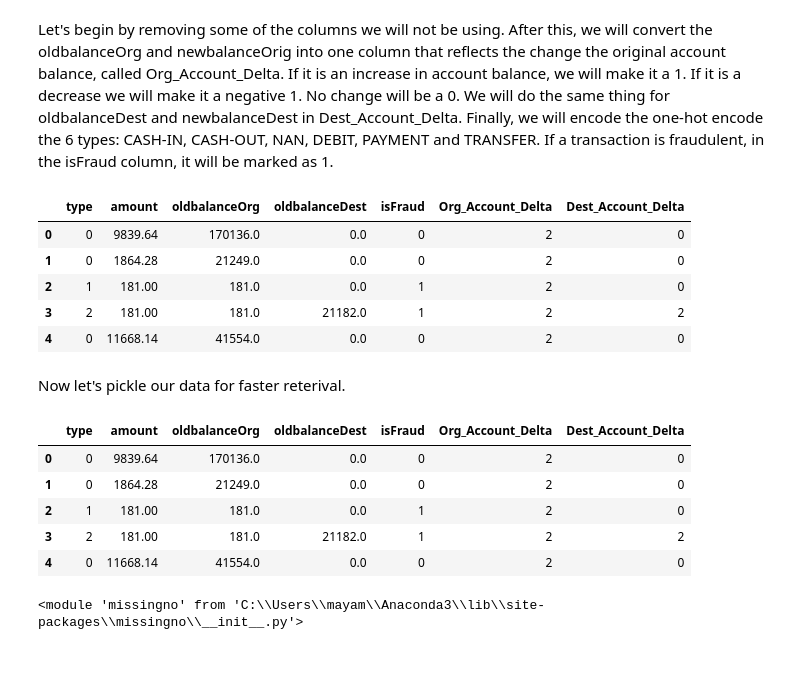
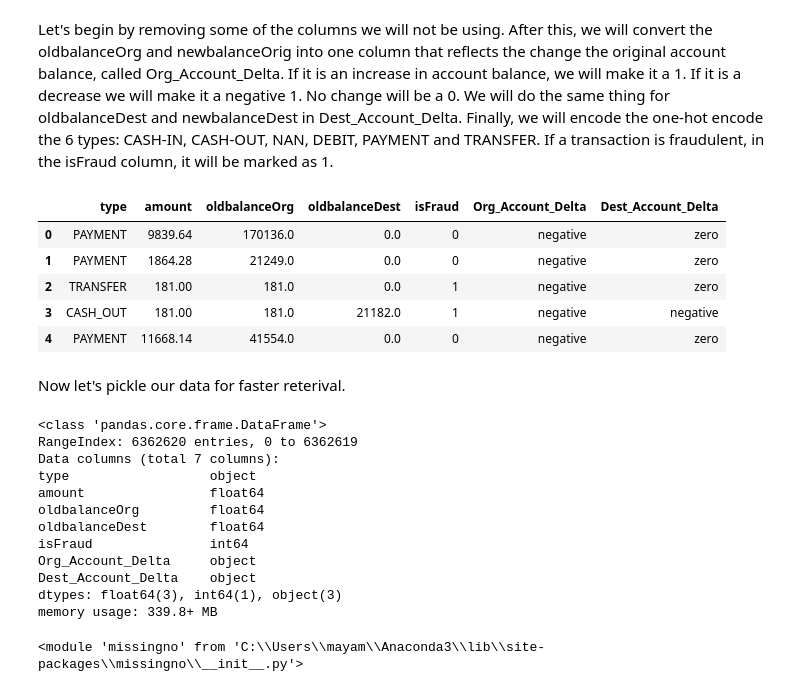
Before and after one commit to michaelcwatts123/JLab, a Jupyter notebook: Lab5/Lab5.ipynb, the cells around one changed output. Cells and saved outputs as stored; diff of their text form; code cells hidden in the pictures; blank space fills up the shorter version.

```diff
--- a/Lab5/Lab5.ipynb
+++ b/Lab5/Lab5.ipynb
@@ -55,36 +55,34 @@ Let's begin by removing some of the columns we will not be using. After this, we
 # %%
 finData.drop(columns=['step', 'nameOrig', 'nameDest', 'isFlaggedFraud'], inplace=True)
 def calcChange1(change):
     #change = row.newbalanceOrig - row.oldbalanceOrg
     if(change > 0):
-        return int(1)
+        return 'positive'
     if(change < 0):
-        return int(2)
+        return 'negative'
     if(change == 0):
-        return int(0)
+        return 'zero'
 def calcChange2(change):
     #change = row.newbalanceDest - row.oldbalanceDest
     if(change > 0):
-        return int(1)
+        return 'positive'
     if(change < 0):
-        return int(2)
+        return 'negative'
     if(change == 0):
-        return int(0)
+        return 'zero'
 finData['Org_Account_Delta'] = finData['newbalanceOrig']-finData['oldbalanceOrg']
 finData['Dest_Account_Delta'] = finData['newbalanceDest']-finData['oldbalanceDest']
 finData['Org_Account_Delta'] = finData['Org_Account_Delta'].apply(lambda x: calcChange1(x))
 finData['Dest_Account_Delta'] = finData['Dest_Account_Delta'].apply(lambda x: calcChange2(x))
-type_labels, type_levels = pd.factorize(finData['type'])
-finData['type'] = type_labels
 finData.drop(columns=['newbalanceOrig', 'newbalanceDest'], inplace=True)
 finData.head()
 # %% [output]
 |  | type | amount | oldbalanceOrg | oldbalanceDest | isFraud | Org_Account_Delta | Dest_Account_Delta |
-| 0 | 0 | 9839.64 | 170136.0 | 0.0 | 0 | 2 | 0 |
-| 1 | 0 | 1864.28 | 21249.0 | 0.0 | 0 | 2 | 0 |
-| 2 | 1 | 181.00 | 181.0 | 0.0 | 1 | 2 | 0 |
-| 3 | 2 | 181.00 | 181.0 | 21182.0 | 1 | 2 | 2 |
-| 4 | 0 | 11668.14 | 41554.0 | 0.0 | 0 | 2 | 0 |
+| 0 | PAYMENT | 9839.64 | 170136.0 | 0.0 | 0 | negative | zero |
+| 1 | PAYMENT | 1864.28 | 21249.0 | 0.0 | 0 | negative | zero |
+| 2 | TRANSFER | 181.00 | 181.0 | 0.0 | 1 | negative | zero |
+| 3 | CASH_OUT | 181.00 | 181.0 | 21182.0 | 1 | negative | negative |
+| 4 | PAYMENT | 11668.14 | 41554.0 | 0.0 | 0 | negative | zero |
 # %% [markdown]
 Now let's pickle our data for faster reterival.
 # %%
@@ -92,14 +90,20 @@ pickle.dump(finData, open( 'pickledData/finData.p', 'wb' ))
 # %%
 finData = pickle.load(open( 'pickledData/finData.p', 'rb' ))
 # %%
-finData.head()
+finData.info()
 # %% [output]
-|  | type | amount | oldbalanceOrg | oldbalanceDest | isFraud | Org_Account_Delta | Dest_Account_Delta |
-| 0 | 0 | 9839.64 | 170136.0 | 0.0 | 0 | 2 | 0 |
-| 1 | 0 | 1864.28 | 21249.0 | 0.0 | 0 | 2 | 0 |
-| 2 | 1 | 181.00 | 181.0 | 0.0 | 1 | 2 | 0 |
-| 3 | 2 | 181.00 | 181.0 | 21182.0 | 1 | 2 | 2 |
-| 4 | 0 | 11668.14 | 41554.0 | 0.0 | 0 | 2 | 0 |
+<class 'pandas.core.frame.DataFrame'>
+RangeIndex: 6362620 entries, 0 to 6362619
+Data columns (total 7 columns):
+type                  object
+amount                float64
+oldbalanceOrg         float64
+oldbalanceDest        float64
+isFraud               int64
+Org_Account_Delta     object
+Dest_Account_Delta    object
+dtypes: float64(3), int64(1), object(3)
+memory usage: 339.8+ MB
 # %%
 mn.matrix(finData)
 print(mn)
```
Also changed, not shown: parts of 10 cells of this notebook.
